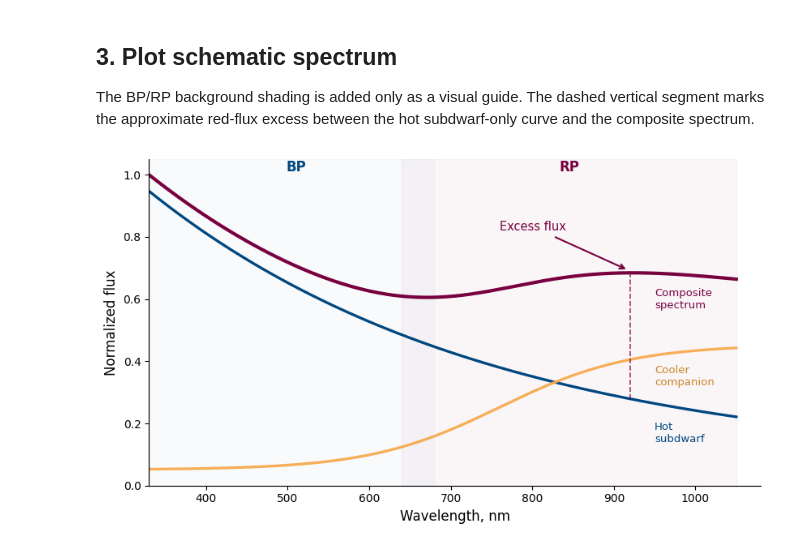
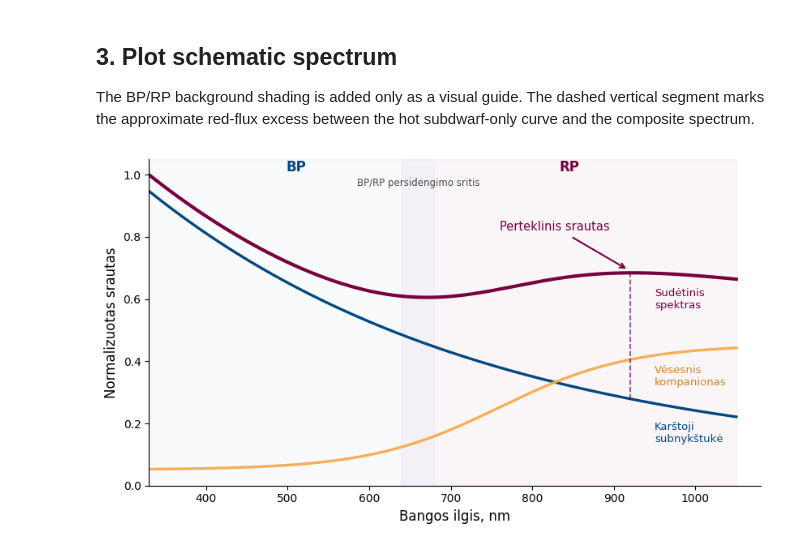
Before and after one commit to ugedvilaite/Bakalauras, a Jupyter notebook: 00_spectra_visual.ipynb, the cells around one changed output. Cells and saved outputs as stored; diff of their text form; code cells hidden in the pictures.

```diff
--- a/00_spectra_visual.ipynb
+++ b/00_spectra_visual.ipynb
@@ -138,6 +134,15 @@ ax.text(
     ha="center",
 )
 
+ax.text(
+    660,
+    0.965,
+    "BP/RP persidengimo sritis",
+    color="#4A4A4A",
+    fontsize=8.5,
+    ha="center",
+)
+
 # Find the y-values used to mark the excess flux at the selected wavelength
 mark_index = np.argmin(np.abs(wl - EXCESS_MARK_WAVELENGTH))
 y_combined = combined[mark_index]
@@ -156,7 +161,7 @@ ax.vlines(
 )
 
 ax.annotate(
-    "Excess flux",
+    "Perteklinis srautas",
     xy=(EXCESS_MARK_WAVELENGTH, 0.69),
     xytext=(760, 0.82),
     fontsize=10.5,
@@ -174,7 +179,7 @@ ax.annotate(
 ax.text(
     950,
     0.60,
-    "Composite\nspectrum",
+    "Sudėtinis\nspektras",
     color=VU_BURGUNDY,
     fontsize=9.5,
     ha="left",
@@ -184,7 +189,7 @@ ax.text(
 ax.text(
     950,
     0.35,
-    "Cooler\ncompanion",
+    "Vėsesnis\nkompanionas",
     color=COMPANION_LABEL,
     fontsize=9.5,
     ha="left",
@@ -194,7 +199,7 @@ ax.text(
 ax.text(
     950,
     0.17,
-    "Hot\nsubdwarf",
+    "Karštoji\nsubnykštukė",
     color=MIF_BLUE,
     fontsize=9.5,
     ha="left",
@@ -202,34 +207,34 @@ ax.text(
 )
 
 # Set axis labels and limits. The x-axis is extended slightly to the right
 # so that inline labels do not overlap the plotted curves
-ax.set_xlabel("Wavelength, nm", fontsize=12)
-ax.set_ylabel("Normalized flux", fontsize=12)
+ax.set_xlabel("Bangos ilgis, nm", fontsize=12)
+ax.set_ylabel("Normalizuotas srautas", fontsize=12)
 ax.set_xlim(330, 1080)
 ax.set_ylim(0, 1.05)
 
-# Apply clean thesis-style formatting
+# Apply clean formatting
 ax.spines["top"].set_visible(False)
 ax.spines["right"].set_visible(False)
 ax.tick_params(axis="both", labelsize=10)
 
 plt.tight_layout()
 
 # Save the figure immediately after creating the plot
 OUT_DIR.mkdir(parents=True, exist_ok=True)
 
 plt.savefig(
     OUT_DIR / OUTPUT_SVG,
     format="svg",
     bbox_inches="tight",
 )
 
 plt.savefig(
     OUT_DIR / OUTPUT_PNG,
     dpi=300,
     bbox_inches="tight",
 )
 
 plt.show()
 # %% [output]
-[figure, old version]
+[figure, new version]
```
